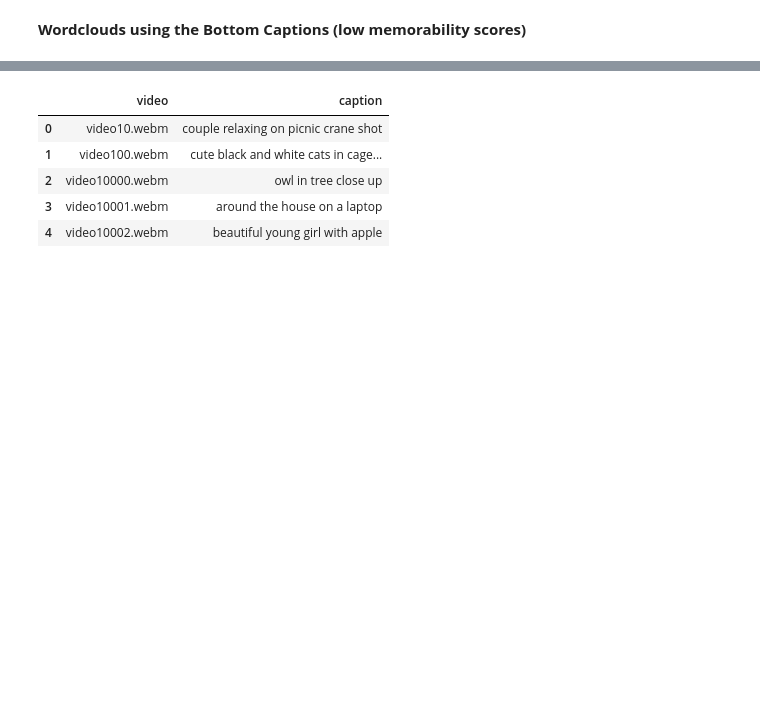
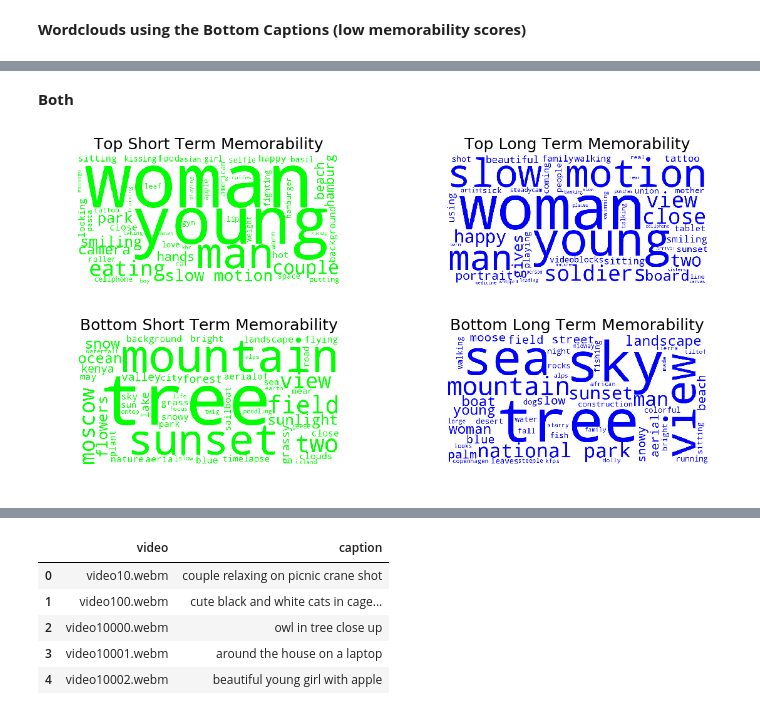
Before and after one commit to dazcona/memorability, a Jupyter notebook: src/notebooks/1. EDA for Captions.ipynb, the cells around one changed output, grey strips where cells are left out. Cells and saved outputs as stored; diff of their text form; code cells hidden in the pictures; blank space fills up the shorter version.

```diff
--- a/src/notebooks/1. EDA for Captions.ipynb
+++ b/src/notebooks/1. EDA for Captions.ipynb
@@ -207,3 +207,30 @@ plt.show()
+# %% [markdown]
+**Both**
+# %%
+fig, axes = plt.subplots(nrows=2, ncols=2, figsize=(12, 6), dpi=100)
+ax0, ax1, ax2, ax3 = axes.flatten()
+
+ax0.imshow(wordcloud_top_short_term)
+ax0.set_title('Top Short Term Memorability')
+ax0.axis('off')
+
+ax1.imshow(wordcloud_top_long_term)
+ax1.set_title('Top Long Term Memorability')
+ax1.axis('off')
+
+ax2.imshow(wordcloud_bottom_short_term)
+ax2.set_title('Bottom Short Term Memorability')
+ax2.axis('off')
+
+ax3.imshow(wordcloud_bottom_long_term)
+ax3.set_title('Bottom Long Term Memorability')
+ax3.axis('off')
+
+fig.tight_layout()
+plt.savefig('../../figures/Exploring_Wordclouds_Videos_Captions.png', bbox_inches='tight')
+plt.show()
+# %% [output]
+[figure, added]
 # %%
 from sklearn.model_selection import RepeatedKFold, KFold
 from sklearn.feature_extraction.text import TfidfVectorizer
```
Also changed, not shown: parts of 4 cells of this notebook, 5 other files.
